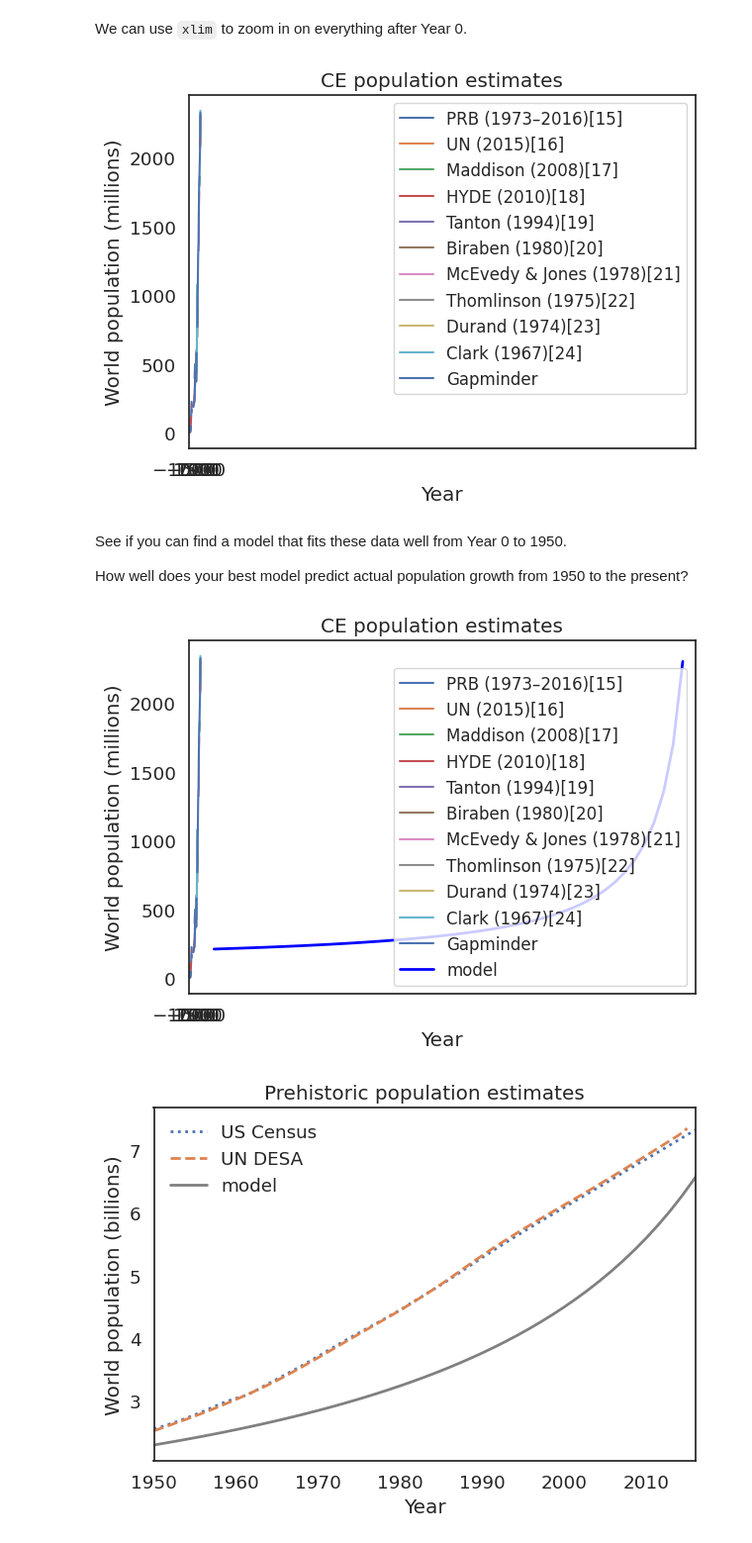
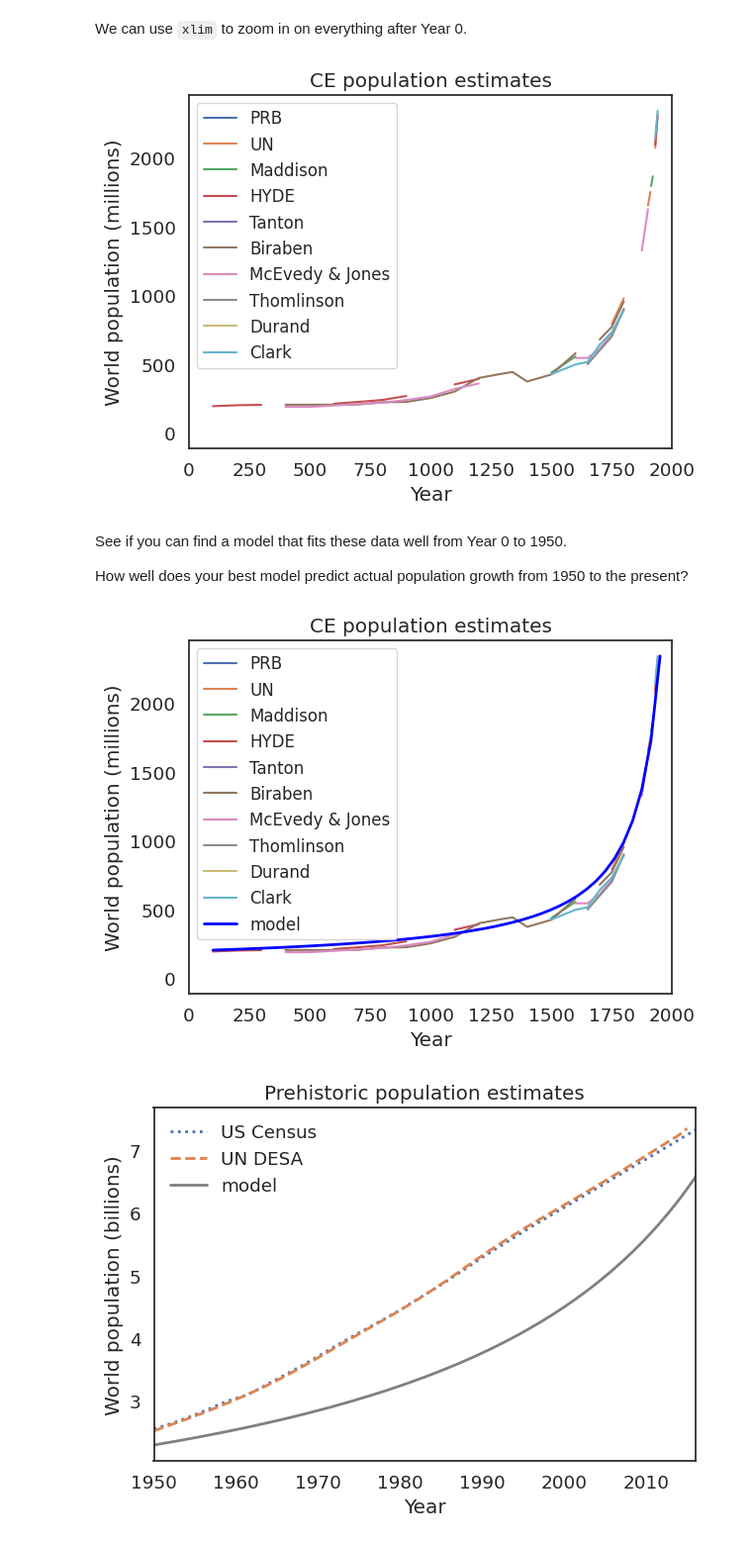
Before and after one commit to waheeb123/Data_604_homeworks, a Jupyter notebook: notebooks/chap10.ipynb, the cells around one changed output. Shown at 99% size. Saved outputs shown, nothing was run; the diff lists cells and outputs as text; code cells hidden in the pictures.

```diff
--- a/notebooks/chap10.ipynb
+++ b/notebooks/chap10.ipynb
@@ -179,7 +179,7 @@ The following exercise provides a chance to practice what you have learned so fa
 
 **Optional Exercise:** On the Wikipedia page about world population estimates, the first table contains estimates for prehistoric populations.  The following cells process this table and plot some of the results.
 # %%
-filename = 'https://en.wikipedia.org/wiki/Estimates_of_historical_world_population'
+filename = 'https://raw.githubusercontent.com/AllenDowney/ModSimPy/master/data/World_population_estimates.html'
 tables = read_html(filename, header=0, index_col=0, decimal='M')
 len(tables)
 # %% [output]
@@ -212,5 +212,8 @@ table1.tail()
 # %% [markdown]
 Again, we'll replace the long column names with more convenient abbreviations.
+# %%
+table1.columns = ['PRB', 'UN', 'Maddison', 'HYDE', 'Tanton',
+                  'Biraben', 'McEvedy & Jones', 'Thomlinson', 'Durand', 'Clark']
 # %% [markdown]
 Some of the estimates are in a form Pandas doesn't recognize as numbers, but we can coerce them to be numeric.
 # %%
@@ -235,7 +238,7 @@ decorate(xlim=[0, 2000], xlabel='Year',
          title='CE population estimates')
 plt.legend(fontsize='small');
 # %% [output]
-[figure, old version]
+[figure, new version]
 # %% [markdown]
 See if you can find a model that fits these data well from Year 0 to 1950.
 
@@ -243,17 +246,19 @@ How well does your best model predict actual population growth from 1950 to the
 # %%
 # The function I found that best matches the data has the form
 # a + b / (c - x)
 #The model is generated by trial and error
+r = .1
+e = 2.718
+xs = linspace(100, 1950)
+ys = 90 + 225000 / (2050 - xs)
 
-xs = linspace(100, 1950)
-ys = 100 + 220000 / (2050 - xs)
 table1.plot()
 plot(xs, ys, color='blue', label='model')
 
 decorate(xlim=[0, 2000], xlabel='Year',
          ylabel='World population (millions)',
          title='CE population estimates')
 plt.legend(fontsize='small');
 # %% [output]
-[figure, old version]
+[figure, new version]
 # %%
```
Also changed, not shown: parts of 5 cells of this notebook.
